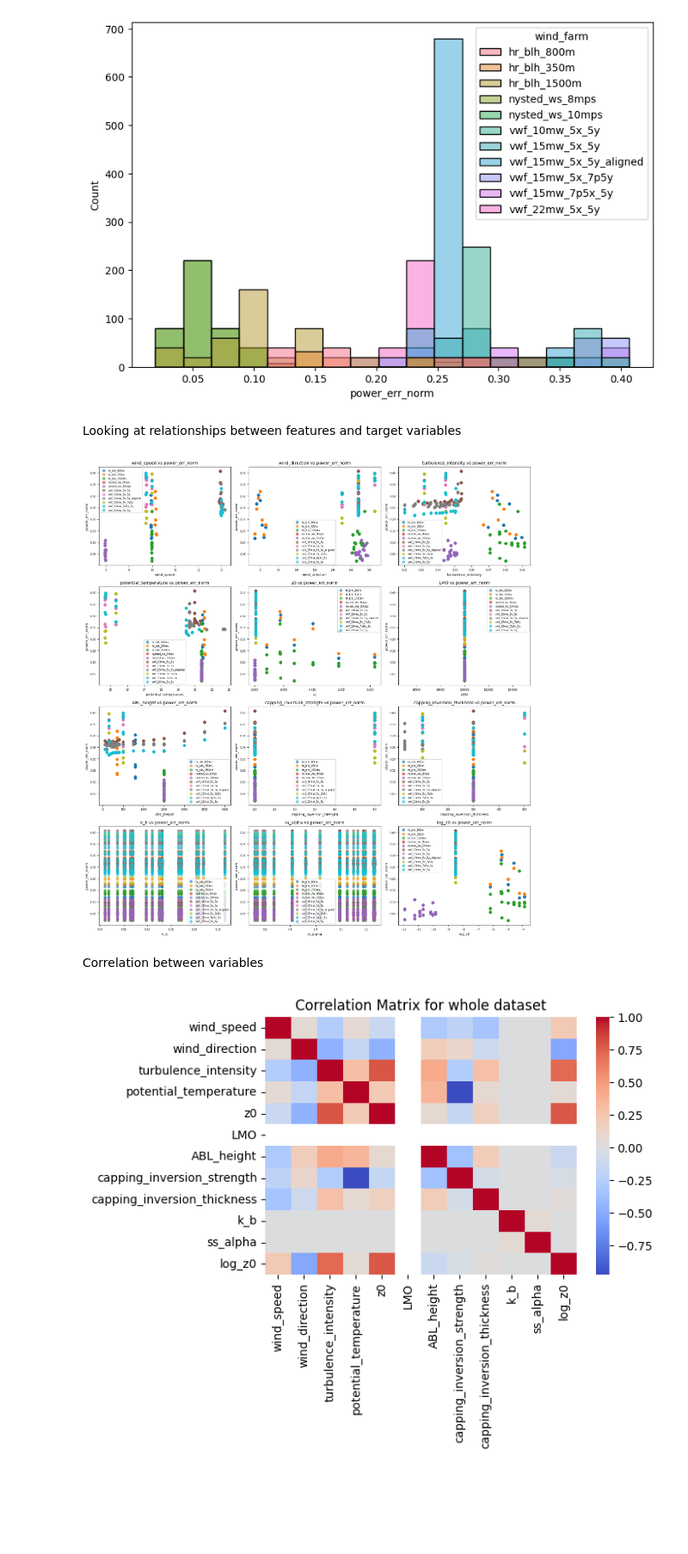
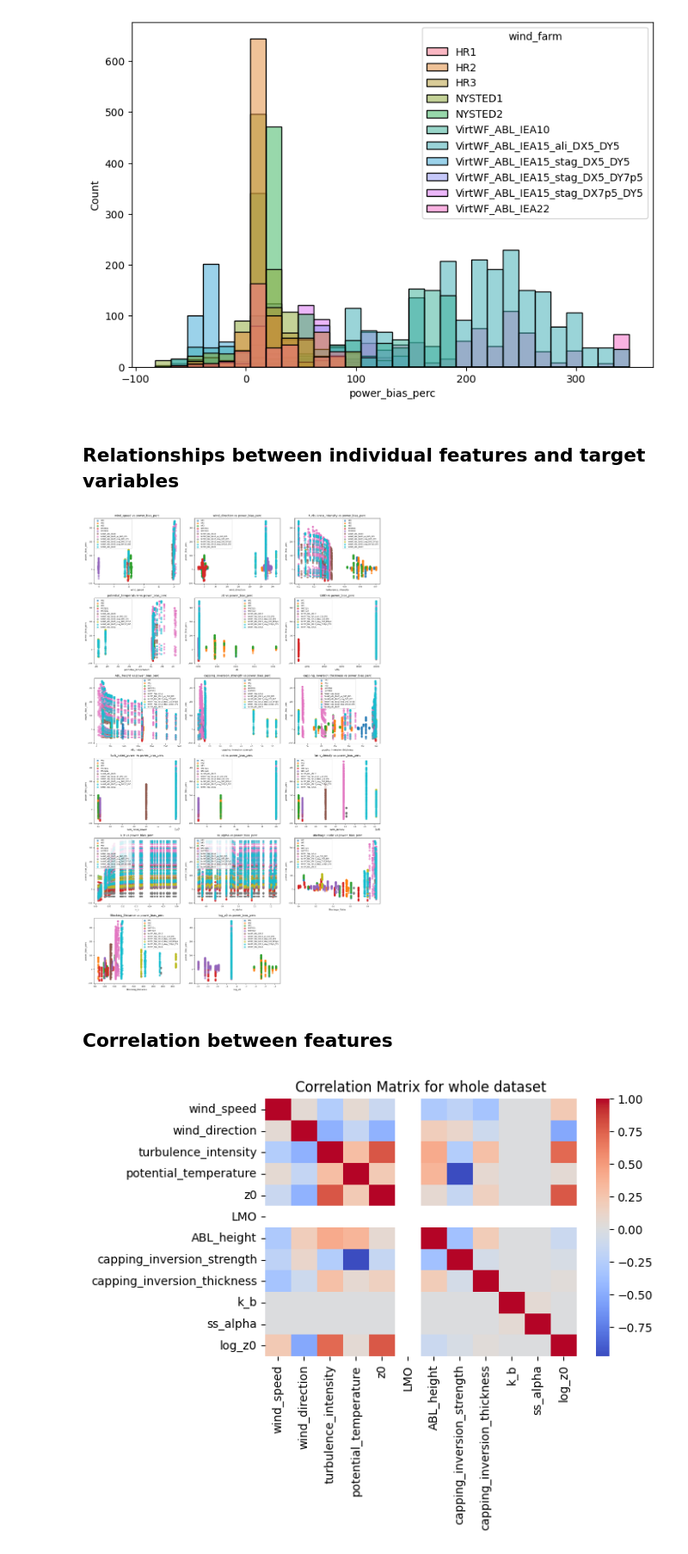
Before and after one commit to EUFLOW/WIFA_UQ, a Jupyter notebook: model_error_database/database_EDA.ipynb, the cells around one changed output. Shown at 86% size. Saved outputs shown, nothing was run; the diff lists cells and outputs as text; code cells hidden in the pictures; blank space fills up the shorter version.

```diff
--- a/model_error_database/database_EDA.ipynb
+++ b/model_error_database/database_EDA.ipynb
@@ -7,6 +13,6 @@ import pandas as pd
 # %%
 # Load dataset and create version in dataframe format
-xr_data=xr.load_dataset("results_stacked_hh.nc")
+xr_data=xr.load_dataset("results_stacked_hh_blockage.nc")
 df=xr_data.to_dataframe().reset_index()
 df['log_z0']=np.log(df['z0'].values)
 xr_data
@@ -57,10 +52,10 @@ Distribution of errors for all samples:
 # %%
 plt.figure(figsize=(9,6))
-ax=sns.histplot(df,x="power_err_norm",hue="wind_farm")
+ax=sns.histplot(df,x="power_bias_perc",hue="wind_farm")
 # %% [output]
-[figure, old version]
+[figure, new version]
 # %% [markdown]
-Looking at relationships between features and target variables
+## Relationships between individual features and target variables
 # %%
 def plot_feature_vs_target(features, target, target_name, hue=None):
     """
@@ -84,39 +79,39 @@ def plot_feature_vs_target(features, target, target_name, hue=None):
     if hue is not None:
         unique_labels = hue.unique()
         palette = plt.cm.get_cmap("tab10", len(unique_labels))  # or use seaborn color_palette
         color_dict = {label: palette(i) for i, label in enumerate(unique_labels)}
 
     for i, feature in enumerate(features.columns):
         ax = axes[i]
         if hue is None:
             ax.scatter(features[feature], target, alpha=0.6)
         else:
             for label in unique_labels:
                 mask = hue == label
                 ax.scatter(features[feature][mask], target[mask],
                            alpha=0.6, label=str(label), color=color_dict[label])
             ax.legend(fontsize=6)
 
         ax.set_title(f'{feature} vs {target_name}', fontsize=10)
         ax.set_xlabel(feature, fontsize=8)
         ax.set_ylabel(target_name, fontsize=8)
         ax.tick_params(axis='both', which='major', labelsize=6)
 
     for j in range(i + 1, len(axes)):
         fig.delaxes(axes[j])
 
     plt.tight_layout()
     plt.show()
 
-features = df.drop(['wind_farm', 'flow_case','sample', 'case_index','power_err_norm'], axis=1)
-target = df['power_err_norm']
+features = df.drop(['wind_farm', 'flow_case','sample', 'case_index','power_bias_perc'], axis=1)
+target = df['power_bias_perc']
 hue = df['wind_farm']  # or any other categorical variable
 
-plot_feature_vs_target(features, target, 'power_err_norm', hue=hue)
+plot_feature_vs_target(features, target, 'power_bias_perc', hue=hue)
 # %% [output]
-[figure, old version]
+[figure, new version]
 # %% [markdown]
-Correlation between variables
+## Correlation between features
 # %%
 plt.figure(figsize=(6,4))
 sns.heatmap(features.corr(),annot=False,cmap='coolwarm')
```
Also changed, not shown: parts of 10 cells of this notebook, 18 other files.
